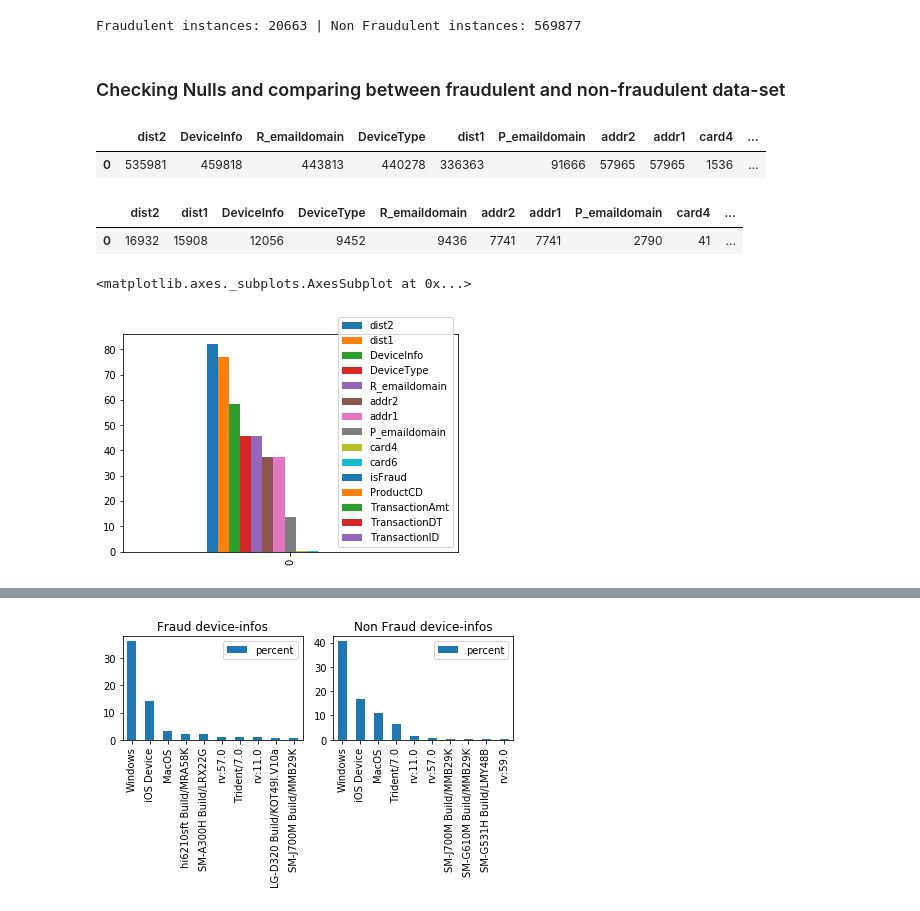
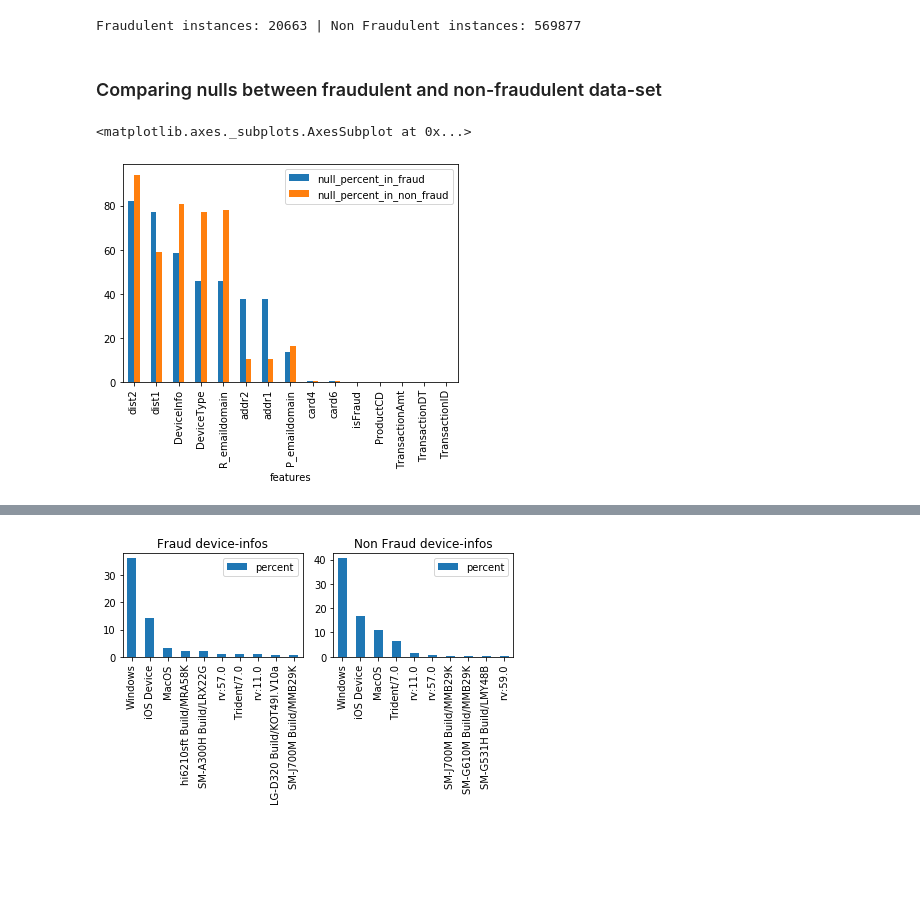
Before and after one commit to ParasAvkirkar/IEEEFraudDetection, a Jupyter notebook: analysis/analysisNotebook.ipynb, the cells around one changed output, grey strips where cells are left out. Cells and saved outputs as stored; diff of their text form; code cells hidden in the pictures; blank space fills up the shorter version.

```diff
--- a/analysis/analysisNotebook.ipynb
+++ b/analysis/analysisNotebook.ipynb
@@ -42,27 +42,25 @@ Fraudulent instances: 20663 | Non Fraudulent instances: 569877
 # %%
 # Cite: https://stackoverflow.com/questions/41681693/pandas-isnull-sum-with-column-headers
 # %% [markdown]
-### Checking Nulls and comparing between fraudulent and non-fraudulent data-set ###
+### Comparing nulls between fraudulent and non-fraudulent data-set ###
 # %%
 # isnull() returns boolean array for each row
 # sum() on isnull() groups null values and take their sum returning a Series
 # the Series returned has null value for each column (which can be seen as index for that value in Series)
 # In the end, we take transpose() to convert index to column and corresponding row in Series to cell Value for that column
-non_fraudulent_null_stats = non_fraudulent_df.isnull().sum().sort_values(ascending=False).to_frame().transpose()
+non_fraudulent_null_stats = non_fraudulent_df.isnull().sum().sort_values(ascending=False)
 percent_non_fraud_nulls = non_fraudulent_null_stats * 100.0 / rows_in_non_fraud
-non_fraudulent_null_stats
+percent_non_fraud_nulls = percent_non_fraud_nulls.reset_index()
+percent_non_fraud_nulls = percent_non_fraud_nulls.rename(columns={'index': 'features', 0: 'null_percent'})
+
+fraudulent_null_stats = fraudulent_df.isnull().sum().sort_values(ascending=False)
+percent_fraud_nulls = fraudulent_null_stats * 100.0/ rows_in_fraud
+percent_fraud_nulls = percent_fraud_nulls.reset_index()
+percent_fraud_nulls = percent_fraud_nulls.rename(columns={'index': 'features', 0: 'null_percent'})
+
+total_null_stats = pd.merge(percent_fraud_nulls, percent_non_fraud_nulls, on='features', suffixes=['_in_fraud', '_in_non_fraud'])
+
+total_null_stats.plot.bar(x='features')
 # %% [output]
-|  | dist2 | DeviceInfo | R_emaildomain | DeviceType | dist1 | P_emaildomain | addr2 | addr1 | card4 | ... |
-| 0 | 535981 | 459818 | 443813 | 440278 | 336363 | 91666 | 57965 | 57965 | 1536 | ... |
+<matplotlib.axes._subplots.AxesSubplot at 0x...>
+[figure, added]
-# %%
-fraudulent_null_stats = fraudulent_df.isnull().sum().sort_values(ascending=False).to_frame().transpose()
-percent_fraud_nulls = fraudulent_null_stats * 100.0/ rows_in_fraud
-fraudulent_null_stats
-# %% [output]
-|  | dist2 | dist1 | DeviceInfo | DeviceType | R_emaildomain | addr2 | addr1 | P_emaildomain | card4 | ... |
-| 0 | 16932 | 15908 | 12056 | 9452 | 9436 | 7741 | 7741 | 2790 | 41 | ... |
-# %%
-percent_fraud_nulls.plot.bar()
-# %% [output]
-<matplotlib.axes._subplots.AxesSubplot at 0x...>
-[figure, removed]
```
Also changed, not shown: parts of 18 cells of this notebook.
